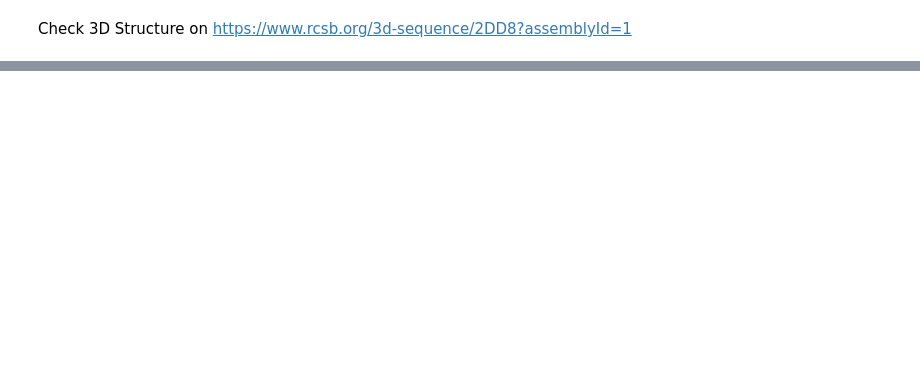
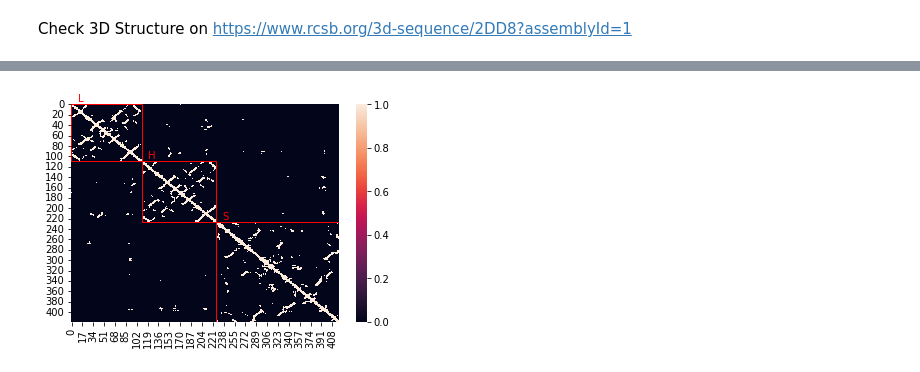
Before and after one commit to FabianTraxler/ag_binding_affinity, a Jupyter notebook: data_analysis/Contact Maps.ipynb, the cells around one changed output, grey strips where cells are left out. Drawn from its saved outputs; the diff is of its cells as text; code cells hidden in the pictures; blank space fills up the shorter version.

```diff
--- a/data_analysis/Contact Maps.ipynb
+++ b/data_analysis/Contact Maps.ipynb
@@ -104,0 +129,15 @@ residue_info
+# %%
+from matplotlib.patches import Rectangle
+
+ax = sns.heatmap(contact_map)
+
+total_length = 0
+for length, chain_name in chain_lengths:
+    plt.text(total_length + 10, total_length - 5, chain_name, color="r")
+    rect = Rectangle((total_length, total_length), length, length, linewidth=1, edgecolor='r', facecolor='none')
+    total_length += length
+    ax.add_patch(rect)
+
+plt.show()
+# %% [output]
+[figure, added]
```
Also changed, not shown: parts of 13 cells of this notebook, 7 other files.
